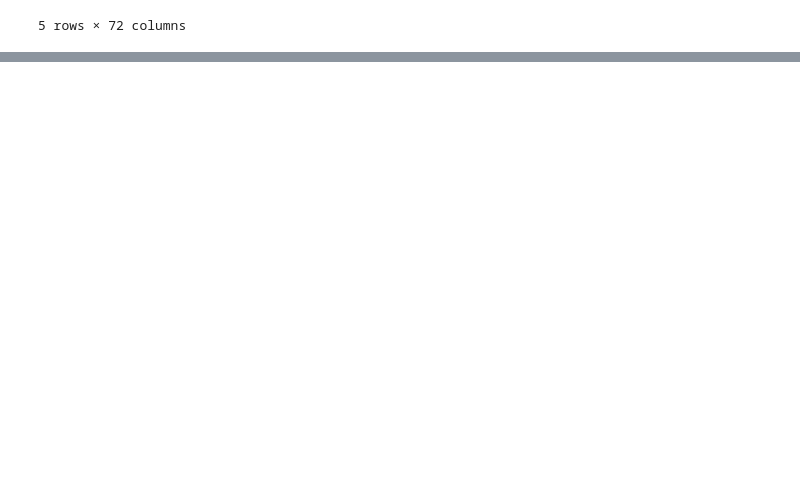
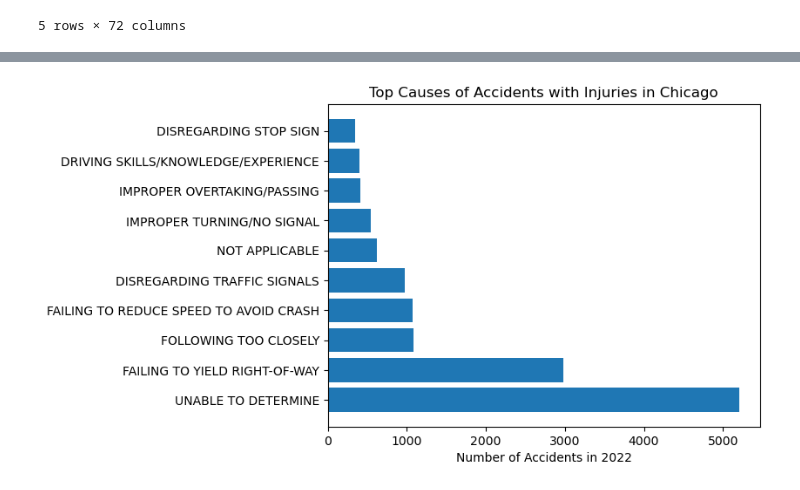
Before and after one commit to NWSBB426/chicago_traffic_crashes, a Jupyter notebook: chicago_traffic_crashes.ipynb, the cells around one changed output, grey strips where cells are left out. Cells and saved outputs as stored; diff of their text form; code cells hidden in the pictures; blank space fills up the shorter version.

```diff
--- a/chicago_traffic_crashes.ipynb
+++ b/chicago_traffic_crashes.ipynb
@@ -117,3 +150,21 @@ vehicles_df.head()
+# %%
+# Filter dataframe to only rows with injuries
+injuries = crashes_df['INJURIES_TOTAL'] > 0
+inj_causes_df = crashes_df.loc[injuries]
+
+#Counts of top 10 primary causes of accidents with injuries
+inj_cause_counts = inj_causes_df.loc[injuries]['PRIM_CONTRIBUTORY_CAUSE'].value_counts().head(10)
+
+# Create horizontal bar chart
+y_axis = inj_cause_counts.index
+width = inj_cause_counts.values
+plt.barh(y_axis, width, height=0.8, align='center')
+plt.title("Top Causes of Accidents with Injuries in Chicago")
+plt.xlabel("Number of Accidents in 2022")
+#plt.savefig("Images/Injury_Causes.png")
+plt.show()
+# %% [output]
+[figure, added]
 # %%
 # What driver age is most prevalent? (comparison) – Sonia Singh
 # %%
```
Also changed, not shown: parts of 4 cells of this notebook.
